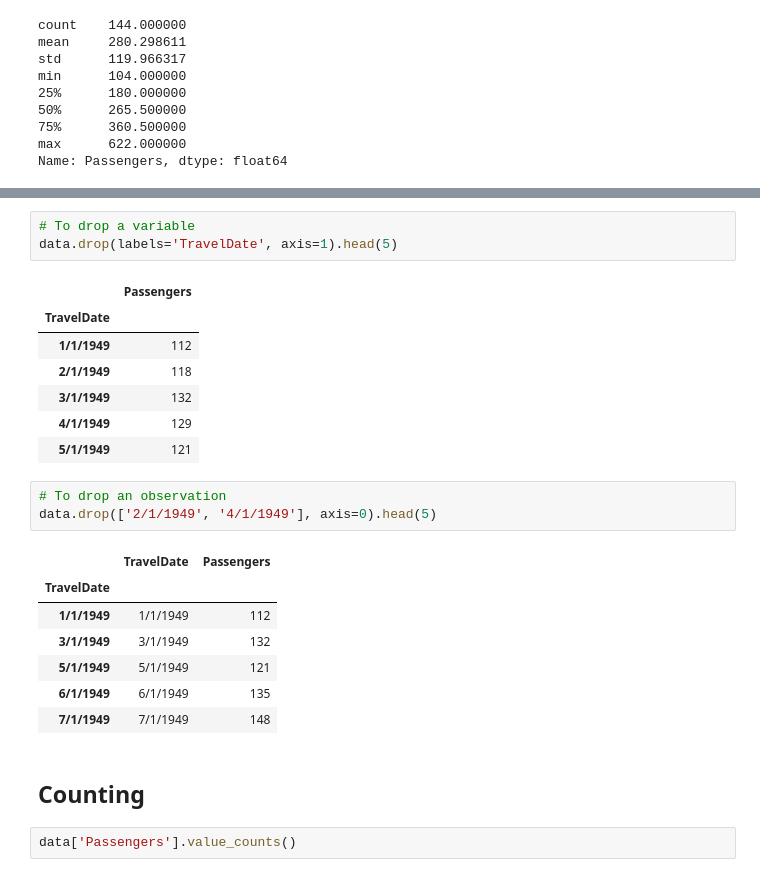
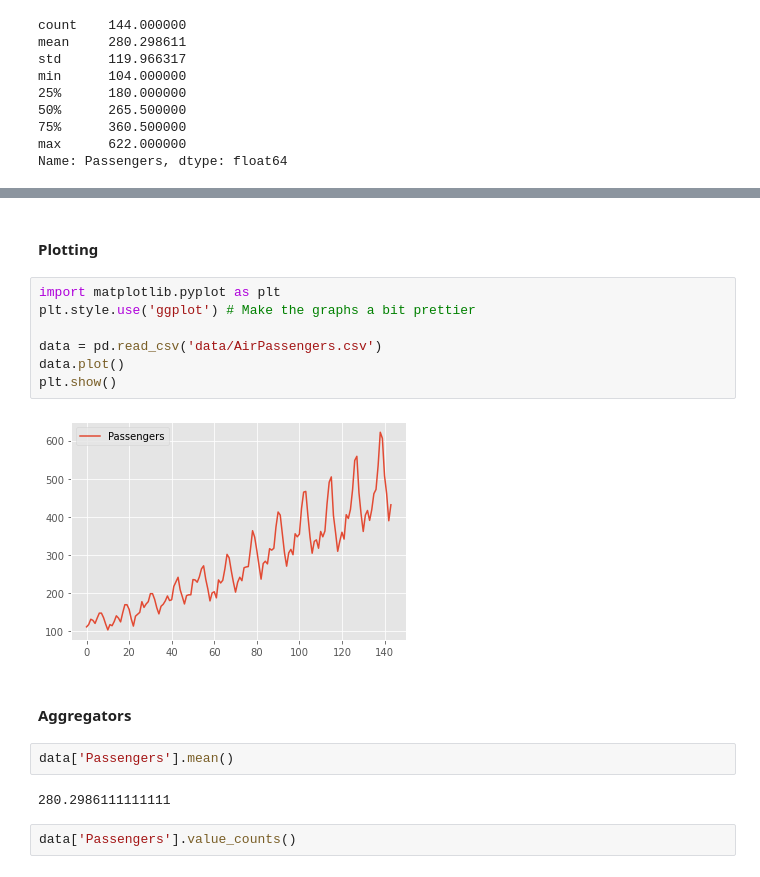
Before and after one commit to jbduarte/SGPE_Numerical_Course, a Jupyter notebook: Part 3- Data Analysis/14_Data_Analysis.ipynb, the cells around one changed output, grey strips where cells are left out. Drawn from its saved outputs; the diff is of its cells as text.

```diff
--- a/Part 3- Data Analysis/14_Data_Analysis.ipynb
+++ b/Part 3- Data Analysis/14_Data_Analysis.ipynb
@@ -174,27 +387,20 @@ Name: Passengers, dtype: int64
-# %%
-# To drop a variable
-data.drop(labels='TravelDate', axis=1).head(5)
-# %% [output]
-|  | Passengers |
-| TravelDate |  |
-| 1/1/1949 | 112 |
-| 2/1/1949 | 118 |
-| 3/1/1949 | 132 |
-| 4/1/1949 | 129 |
-| 5/1/1949 | 121 |
-# %%
-# To drop an observation
-data.drop(['2/1/1949', '4/1/1949'], axis=0).head(5)
-# %% [output]
-|  | TravelDate | Passengers |
-| TravelDate |  |  |
-| 1/1/1949 | 1/1/1949 | 112 |
-| 3/1/1949 | 3/1/1949 | 132 |
-| 5/1/1949 | 5/1/1949 | 121 |
-| 6/1/1949 | 6/1/1949 | 135 |
-| 7/1/1949 | 7/1/1949 | 148 |
 # %% [markdown]
-## Counting
+#### Plotting
+# %%
+import matplotlib.pyplot as plt
+plt.style.use('ggplot') # Make the graphs a bit prettier
+
+data = pd.read_csv('data/AirPassengers.csv')
+data.plot()
+plt.show()
+# %% [output]
+[figure, added]
+# %% [markdown]
+#### Aggregators
+# %%
+data['Passengers'].mean()
+# %% [output]
+280.2986111111111
 # %%
 data['Passengers'].value_counts()
 # %% [output]
```
Also changed, not shown: parts of 109 cells of this notebook, 3 other files.
